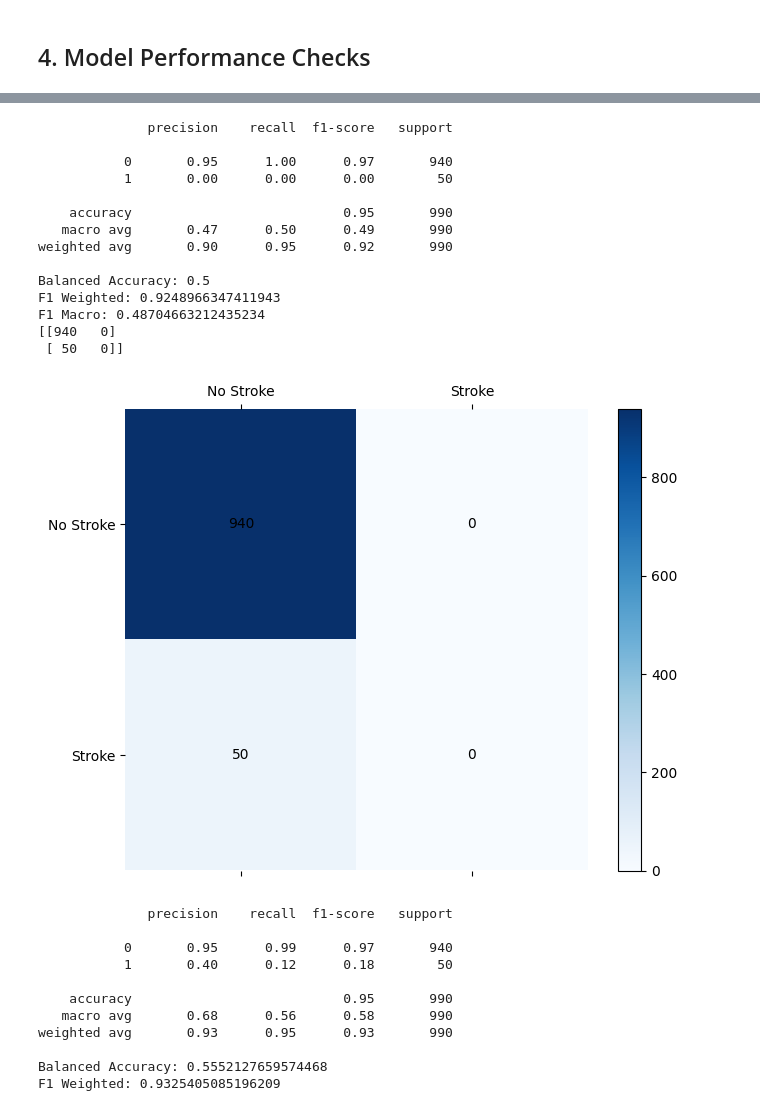
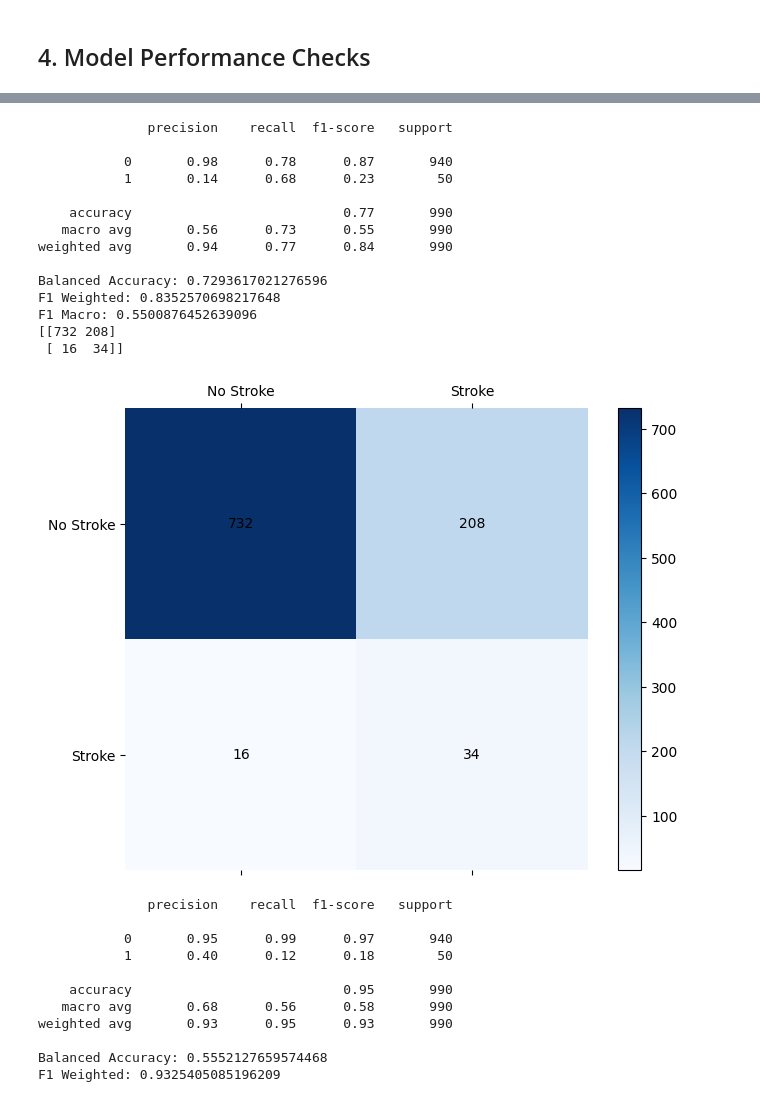
Before and after one commit to Yuuklo/stroke-prediction, a Jupyter notebook: notebooks/02_modeling.ipynb, the cells around one changed output, grey strips where cells are left out. Drawn from its saved outputs; the diff is of its cells as text; code cells hidden in the pictures.

```diff
--- a/notebooks/02_modeling.ipynb
+++ b/notebooks/02_modeling.ipynb
@@ -172,21 +173,21 @@ F1 Macro: 0.35894212523719166
 # %%
-perform_model("SVM", X_res, y_res, X_test, y_test)
+perform_model("SVM", X_res, y_res, X_test_s, y_test)
 # %% [output]
               precision    recall  f1-score   support
 
-           0       0.95      1.00      0.97       940
-           1       0.00      0.00      0.00        50
+           0       0.98      0.78      0.87       940
+           1       0.14      0.68      0.23        50
 
-    accuracy                           0.95       990
-   macro avg       0.47      0.50      0.49       990
-weighted avg       0.90      0.95      0.92       990
+    accuracy                           0.77       990
+   macro avg       0.56      0.73      0.55       990
+weighted avg       0.94      0.77      0.84       990
 
-Balanced Accuracy: 0.5
-F1 Weighted: 0.9248966347411943
-F1 Macro: 0.48704663212435234
-[[940   0]
- [ 50   0]]
+Balanced Accuracy: 0.7293617021276596
+F1 Weighted: 0.8352570698217648
+F1 Macro: 0.5500876452639096
+[[732 208]
+ [ 16  34]]
-[figure, old version]
+[figure, new version]
 # %%
 perform_model("XGB", X_train, y_train, X_test, y_test)
 # %% [output]
```
Also changed, not shown: parts of 7 cells of this notebook.
